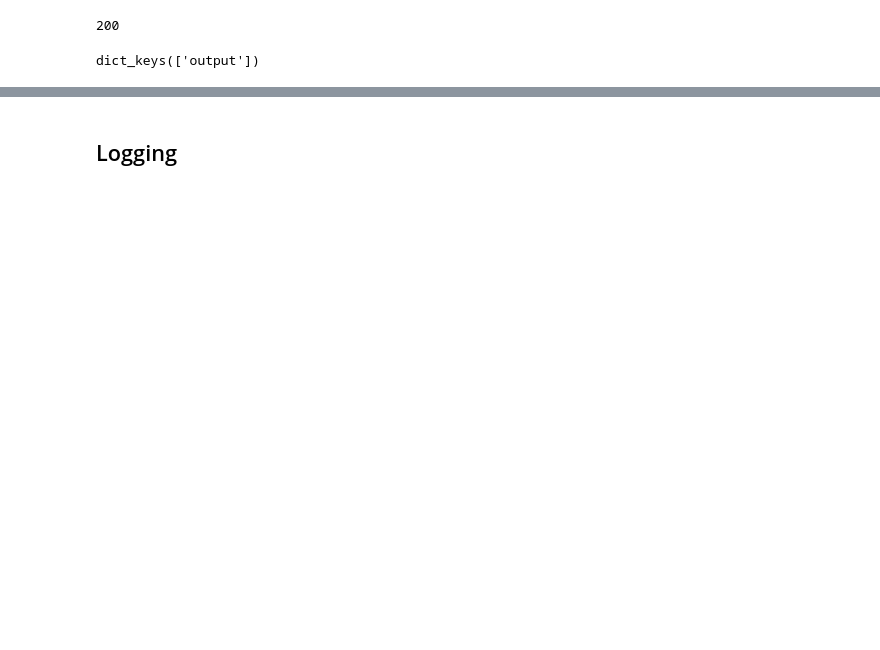
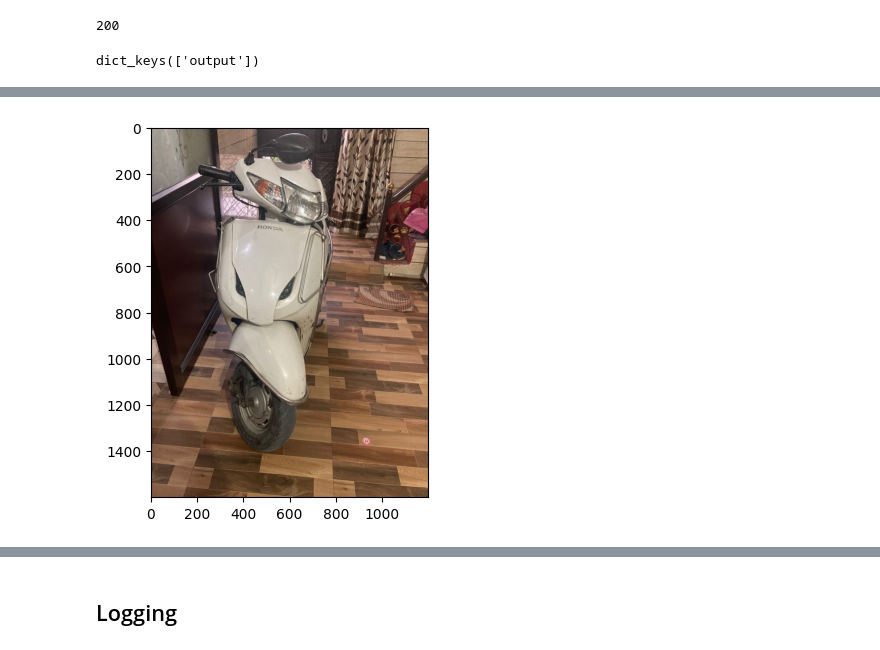
Before and after one commit to mohan-gupta/driving-scene-segmentation, a Jupyter notebook: notebooks/3. Testing api.ipynb, the cells around one changed output, grey strips where cells are left out. Drawn from its saved outputs; the diff is of its cells as text; code cells hidden in the pictures; blank space fills up the shorter version.

```diff
--- a/notebooks/3. Testing api.ipynb
+++ b/notebooks/3. Testing api.ipynb
@@ -148,0 +159,4 @@ response = requests.post("https://8bbd-2402-8100-2103-c3ec-9c57-4742-46c8-9f77.i
+# %%
+mb_img1 = Image.open("../archive/testi_image1.jfif")
+# %%
+mb_img1_arr = np.array(mb_img1)
@@ -148,0 +167,5 @@ response = requests.post("https://8bbd-2402-8100-2103-c3ec-9c57-4742-46c8-9f77.i
+# %%
+plt.imshow(mb_img1_arr)
+plt.show()
+# %% [output]
+[figure, added]
```
Also changed, not shown: parts of 45 cells of this notebook, 6 other files.
